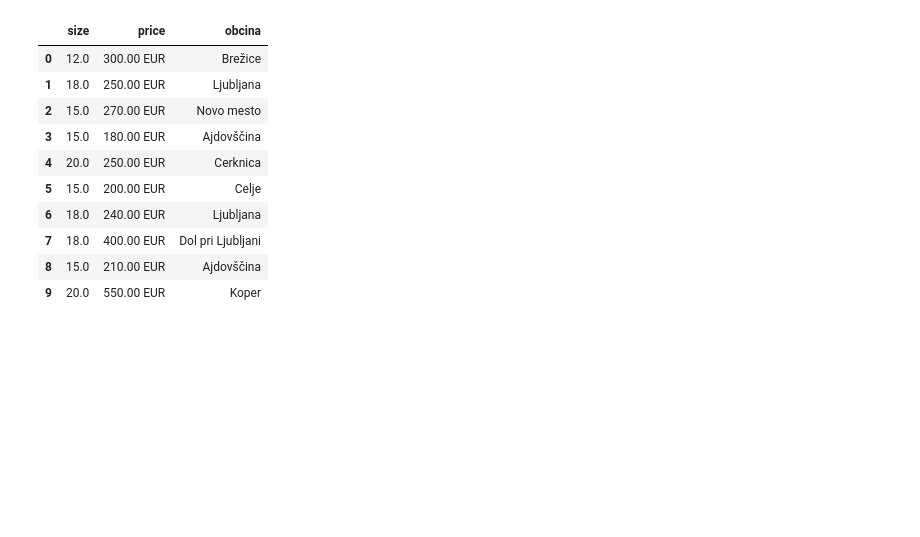
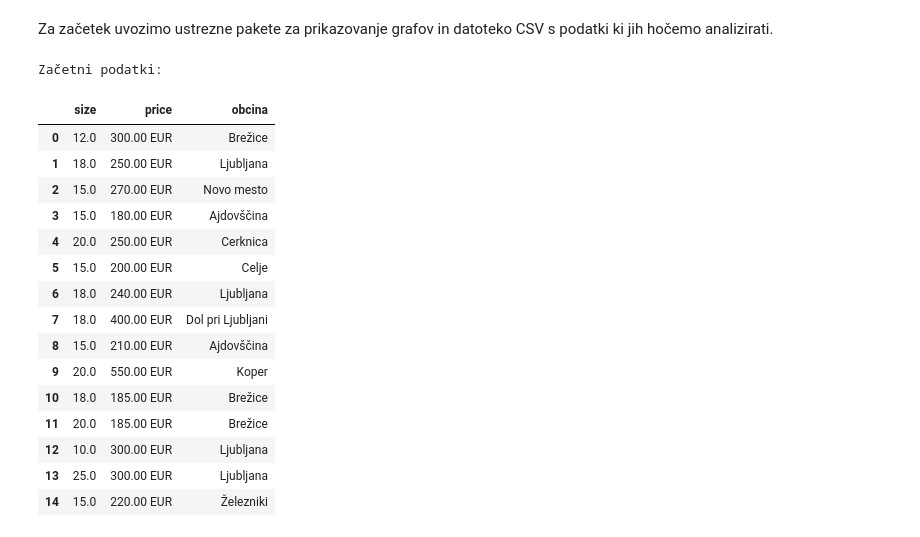
Before and after one commit to dina480/uvp-projektna-naloga, a Jupyter notebook: analiza_podatkov.ipynb, the cells around one changed output. Cells and saved outputs as stored; diff of their text form; code cells hidden in the pictures; blank space fills up the shorter version.

```diff
--- a/analiza_podatkov.ipynb
+++ b/analiza_podatkov.ipynb
@@ -3,21 +13,31 @@ Analiza nepremičnin
+# %% [markdown]
+Za začetek uvozimo ustrezne pakete za prikazovanje grafov in datoteko CSV s podatki ki jih hočemo analizirati.
 # %%
 import pandas as pd
 import matplotlib.pyplot as plt
+import numpy as np
 
-# Nalaganje podatkov iz CSV datoteke
 PODATKI = pd.read_csv('rezultati.csv')
+
 # Poglejmo kako izgledajo podatki (prikazanih je prvih nekaj podatkov)
-PODATKI[["size", "price", "obcina"]].head(10)
+print("Začetni podatki:")
+PODATKI[["size", "price", "obcina"]].head(15)
 # %% [output]
+Začetni podatki:
 |  | size | price | obcina |
 | 0 | 12.0 | 300.00 EUR | Brežice |
 | 1 | 18.0 | 250.00 EUR | Ljubljana |
 | 2 | 15.0 | 270.00 EUR | Novo mesto |
 | 3 | 15.0 | 180.00 EUR | Ajdovščina |
 | 4 | 20.0 | 250.00 EUR | Cerknica |
 | 5 | 15.0 | 200.00 EUR | Celje |
 | 6 | 18.0 | 240.00 EUR | Ljubljana |
 | 7 | 18.0 | 400.00 EUR | Dol pri Ljubljani |
 | 8 | 15.0 | 210.00 EUR | Ajdovščina |
 | 9 | 20.0 | 550.00 EUR | Koper |
+| 10 | 18.0 | 185.00 EUR | Brežice |
+| 11 | 20.0 | 185.00 EUR | Brežice |
+| 12 | 10.0 | 300.00 EUR | Ljubljana |
+| 13 | 25.0 | 300.00 EUR | Ljubljana |
+| 14 | 15.0 | 220.00 EUR | Železniki |
 # %% [markdown]
```
Also changed, not shown: parts of 21 cells of this notebook, 1 other file.
